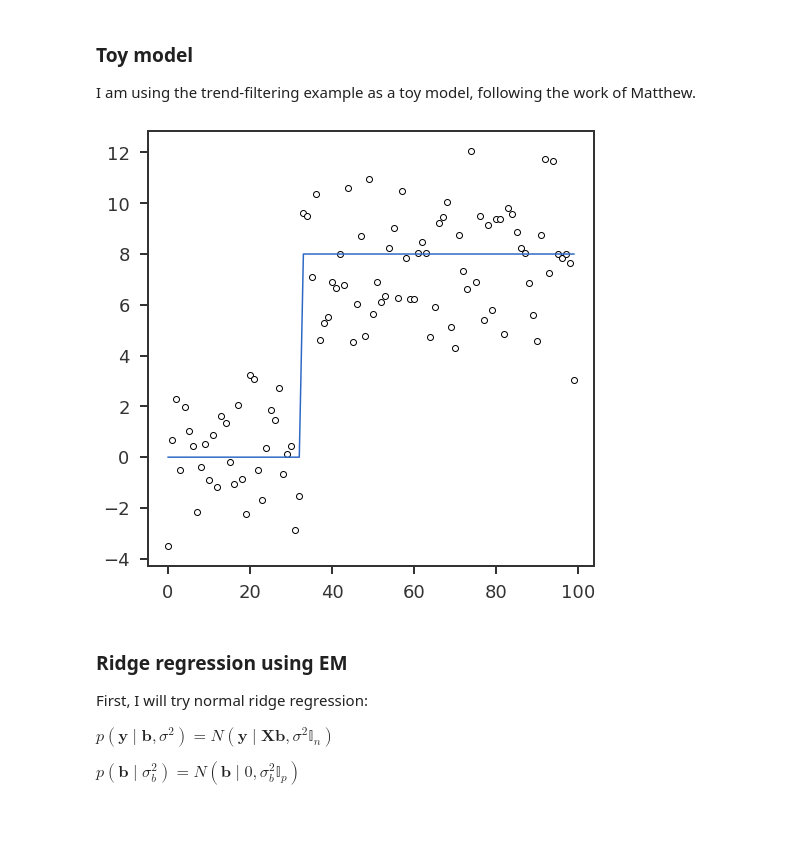
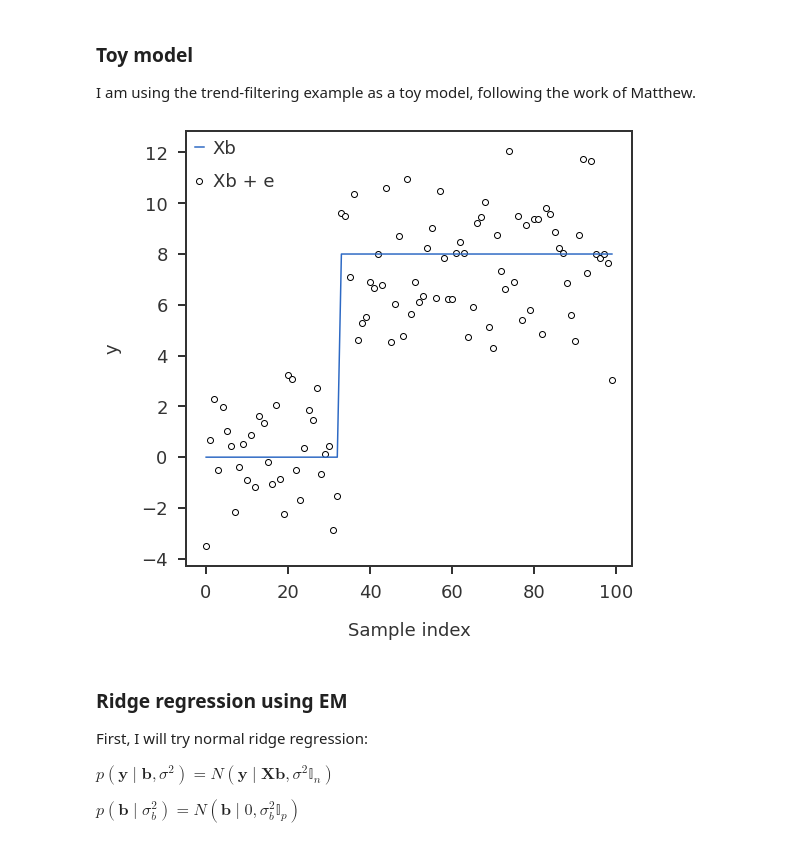
Before and after one commit to banskt/iridge-notes, a Jupyter notebook: _notebooks/2020-12-30-ebmr-with-product-of-coefficients.ipynb, the cells around one changed output. Drawn from its saved outputs; the diff is of its cells as text; code cells hidden in the pictures; blank space fills up the shorter version.

Commit message:
Change notebook date, add axis labels and plot legends

```diff
--- a/_notebooks/2020-12-30-ebmr-with-product-of-coefficients.ipynb
+++ b/_notebooks/2020-12-30-ebmr-with-product-of-coefficients.ipynb
@@ -70,19 +70,22 @@ def trend_data(n, p, bval = 1.0, sd = 1.0, seed=100):
 # %%
 #collapse-show
 
 n = 100
 p = 200
 bval = 8.0
 sd = 2.0
 X, y, btrue = trend_data(n, p, bval = bval, sd = sd)
 
 fig = plt.figure()
 ax1 = fig.add_subplot(111)
-ax1.plot(np.arange(n), np.dot(X, btrue))
-ax1.scatter(np.arange(n), y, edgecolor = 'black', facecolor='white')
+ax1.plot(np.arange(n), np.dot(X, btrue), label="Xb")
+ax1.scatter(np.arange(n), y, edgecolor = 'black', facecolor='white', label="Xb + e")
+ax1.legend()
+ax1.set_xlabel("Sample index")
+ax1.set_ylabel("y")
 plt.show()
 # %% [output]
-[figure, old version]
+[figure, new version]
 # %% [markdown]
 ### Ridge regression using EM
 
```
Also changed, not shown: parts of 8 cells of this notebook, 2 other files.
